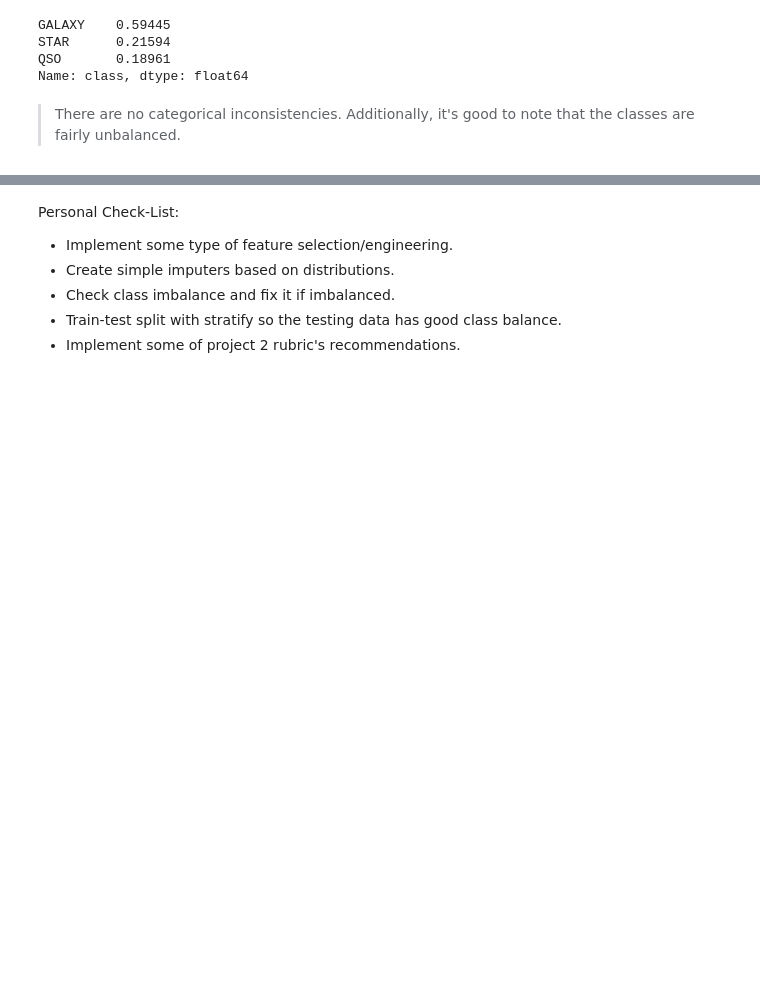
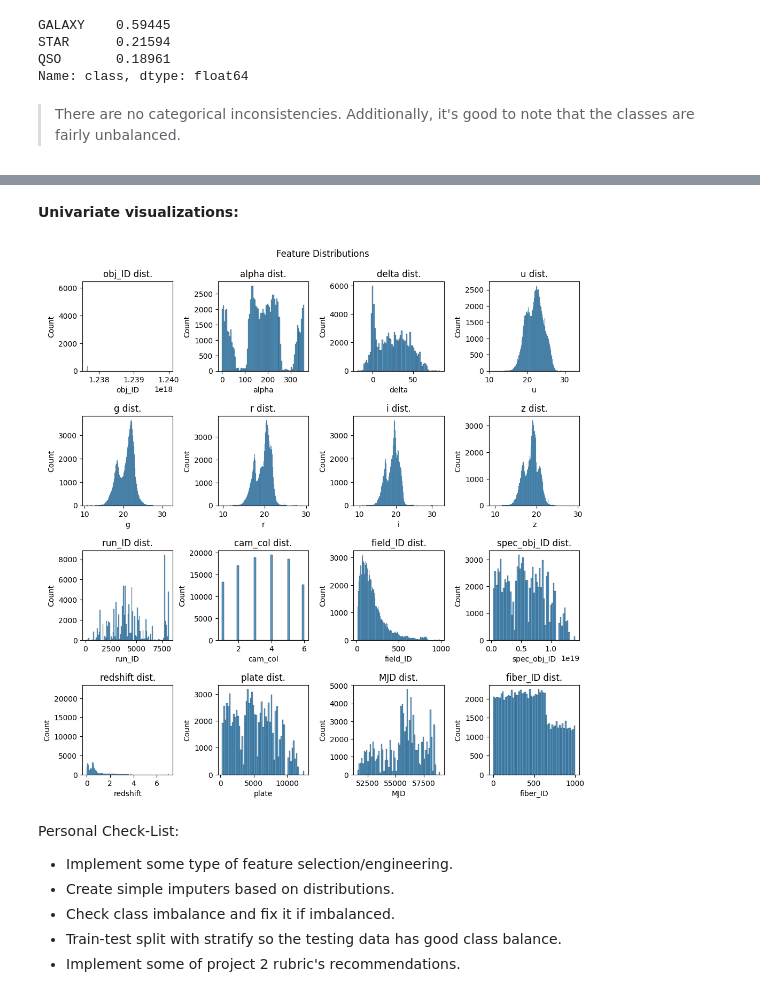
Before and after one commit to john-a-dixon/stellar-object-classification, a Jupyter notebook: stellar.ipynb, the cells around one changed output, grey strips where cells are left out. Cells and saved outputs as stored; diff of their text form; code cells hidden in the pictures; blank space fills up the shorter version.

Commit message:
Added univariate visualizations.

```diff
--- a/stellar.ipynb
+++ b/stellar.ipynb
@@ -162,0 +152,3 @@ Index(['obj_ID', 'alpha', 'delta', 'u', 'g', 'r', 'i', 'z', 'run_ID',
+# %%
+outliers = df.loc[df["u"] == -9999, :]
+outliers
@@ -162,0 +158,3 @@ Index(['obj_ID', 'alpha', 'delta', 'u', 'g', 'r', 'i', 'z', 'run_ID',
+# %%
+stellar_df.drop(outliers.index, inplace=True)
+stellar_df
@@ -163,3 +175,17 @@ Index(['obj_ID', 'alpha', 'delta', 'u', 'g', 'r', 'i', 'z', 'run_ID',
+# %% [markdown]
+**Univariate visualizations:**
+# %%
+fig, axes = plt.subplots(nrows=4, ncols=4, figsize=(12, 12))
+num_columns = stellar_df.drop(columns=["class"]).columns
+# https://stackoverflow.com/questions/27371064/converting-a-1d-list-into-a-2d-list-with-a-given-row-length-in-python
+num_columns = [num_columns[i:i+4] for i in range(0, len(num_columns), 4)]
+plt.subplots_adjust(hspace=0.5, wspace=0.5)
+plt.suptitle("Feature Distributions", y=0.93)
+for row in range(4):
+    for column in range(4):
+        sns.histplot(data=stellar_df, x=num_columns[row][column], bins="auto", ax=axes[row, column]).set_title(f"{num_columns[row][column]} dist.")
+# %% [output]
+[figure, added]
 # %% [markdown]
 Personal Check-List:
 - Implement some type of feature selection/engineering.
```
Also changed, not shown: parts of 18 cells of this notebook.
